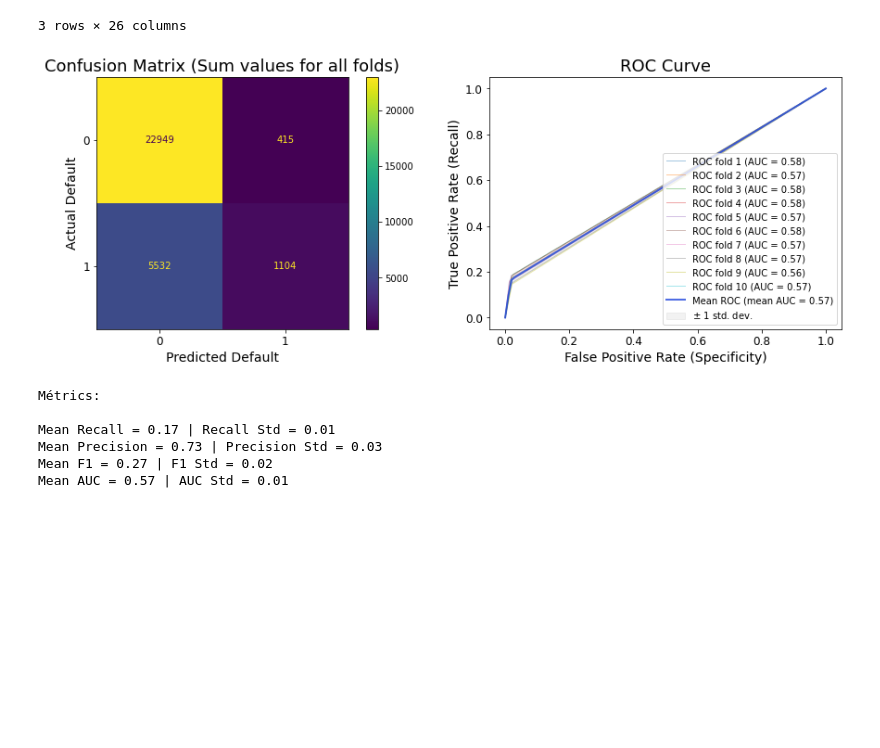
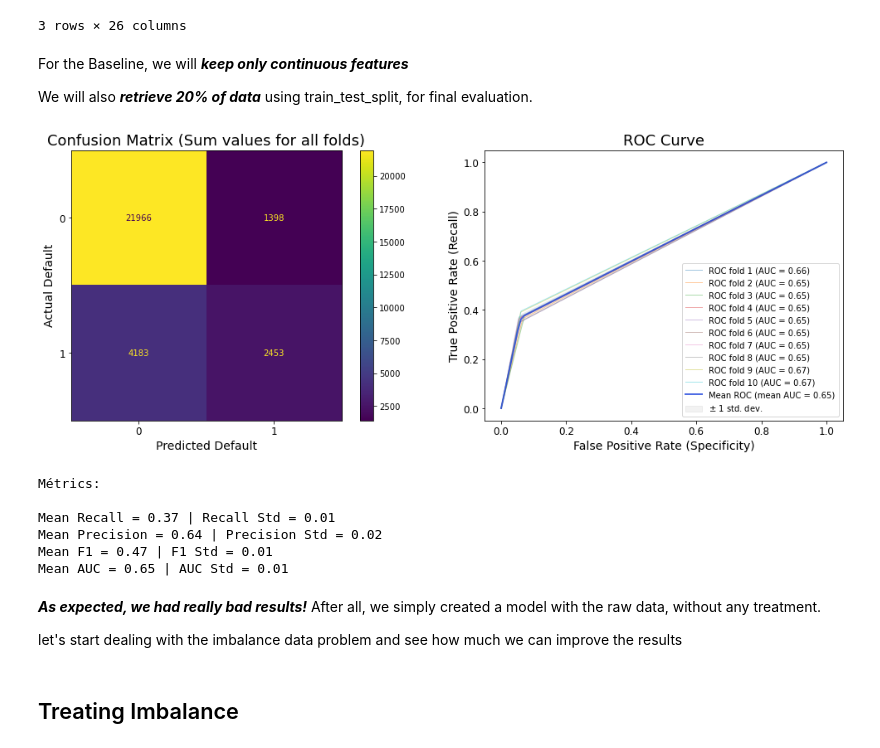
Before and after one commit to FelipeMezzarana/credit_card_default_prediction, a Jupyter notebook: default_predict.ipynb, the cells around one changed output. Saved outputs shown, nothing was run; the diff lists cells and outputs as text; code cells hidden in the pictures; blank space fills up the shorter version.

Commit message:
Building a Pipeline and Baseline

```diff
--- a/default_predict.ipynb
+++ b/default_predict.ipynb
@@ -254,33 +300,3 @@ default_credit_card.head(3)
 | 1 | 120000 | 2 | 2 | 2 | 26 | -1 | 2 | 0 | 0 | 0 | ... |
 | 2 | 90000 | 2 | 2 | 2 | 34 | 0 | 0 | 0 | 0 | 0 | ... |
 3 rows × 26 columns
-# %%
-def model_metrics(X,y):
-
-    """Return a list of objects from metrics class
-    * Divide data with Stratified KFold in 10 folds
-    * Train a Random Forest Classifier model for each fold with train data
-    * For each model, predict y with test data
-    * For each model, create a metrics object with actual and predicted y
-
-    Keyword arguments:
-    X -- Independent features (excluding target variable)
-    y -- Dependent variable (target)
-    """
-
-    skf = StratifiedKFold(n_splits=10, shuffle=True)
-
-    metrics_list =[]
-    for train_index, test_index in skf.split(X,y):
-        X_train, X_test = X.loc[train_index], X.loc[test_index]
-        y_train, y_test = y.loc[train_index], y.loc[test_index]
-
-        rfc = RandomForestClassifier(max_depth=2, random_state=0)
-        rfc.fit(X_train, y_train)
-
-        rfc_predict = rfc.predict(X_test)
-
-        prov_metrics = metrics(y_test,rfc_predict)
-        metrics_list.append(prov_metrics)
-
-    return metrics_list
@@ -292,10 +303,29 @@ metrics_list = model_metrics(X,y)
-# %%
-show_mean_metrics(metrics_list)
-# %% [output]
-[figure, removed]
-Métrics:
-
-Mean Recall = 0.17 | Recall Std = 0.01
-Mean Precision = 0.73 | Precision Std = 0.03
-Mean F1 = 0.27 | F1 Std = 0.02
-Mean AUC = 0.57 | AUC Std = 0.01
+# %% [markdown]
+For the Baseline, we will ***keep only continuous features***
+
+We will also ***retrieve 20% of data*** using train_test_split, for final evaluation.
+# %%
+# Removing categorical features and target
+X  = default_credit_card.loc[:,['limit_bal'] + default_credit_card.columns[5:23].tolist()]
+# Geting target
+y = default_credit_card.default_payment_next_month
+
+# Split data into training and validation
+train_X, val_X, train_y, val_y = train_test_split(X, y,test_size = 0.2, stratify = y, random_state = 42)
+
+#Evaluating Baseline
+model_metrics(X,y)
+# %% [output]
+[figure, added]
+Métrics:
+
+Mean Recall = 0.37 | Recall Std = 0.01
+Mean Precision = 0.64 | Precision Std = 0.02
+Mean F1 = 0.47 | F1 Std = 0.01
+Mean AUC = 0.65 | AUC Std = 0.01
+# %% [markdown]
+***As expected, we had really bad results!*** After all, we simply created a model with the raw data, without any treatment.
+
+let's start dealing with the imbalance data problem and see how much we can improve the results
+# %% [markdown]
+## Treating Imbalance
```
Also changed, not shown: parts of 12 cells of this notebook.
